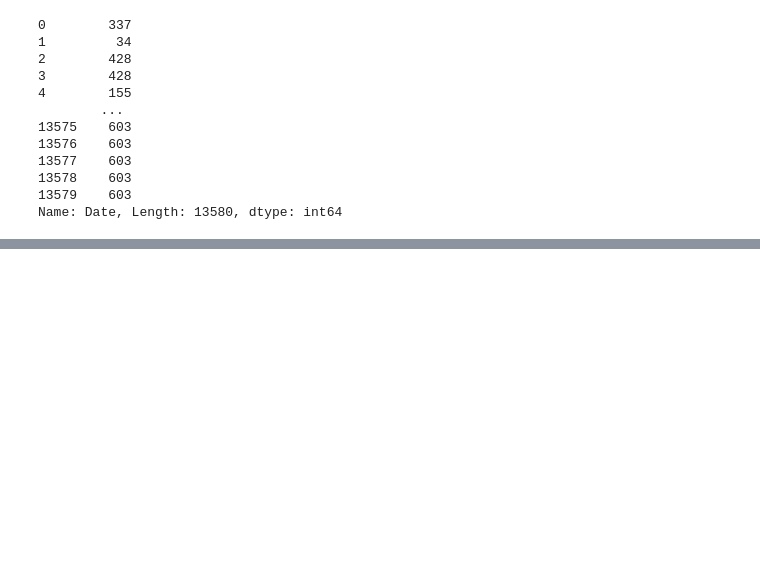
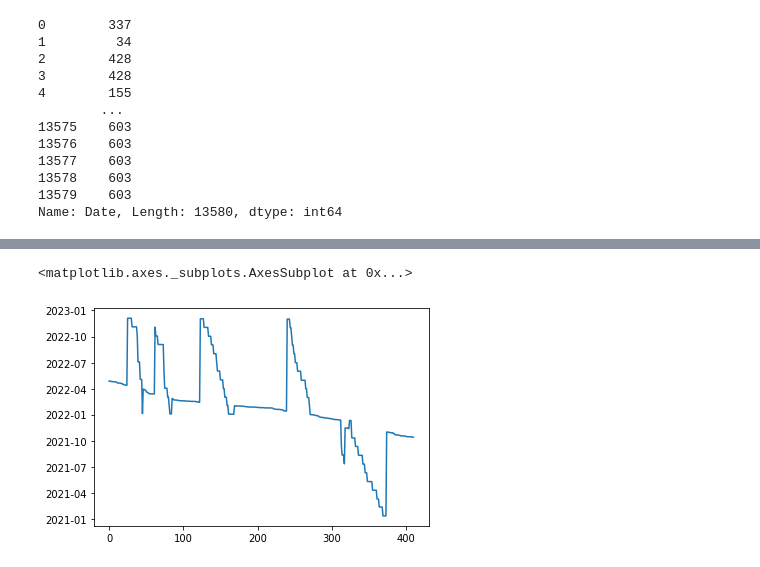
Before and after one commit to poweress/DS_VS_code, a Jupyter notebook: Skill_Factory/PYTHON_11/lesson_11_pandas.ipynb, the cells around one changed output, grey strips where cells are left out. Drawn from its saved outputs; the diff is of its cells as text; code cells hidden in the pictures; blank space fills up the shorter version.

Commit message:
pandas

```diff
--- a/Skill_Factory/PYTHON_11/lesson_11_pandas.ipynb
+++ b/Skill_Factory/PYTHON_11/lesson_11_pandas.ipynb
@@ -360,0 +592,4 @@ Name: Date, Length: 13580, dtype: int64
+# %%
+import pandas as pd
+df_sh = pd.read_csv('data/schulte_results.csv', sep='|')
+display(df_sh)
@@ -360,0 +610,2 @@ Name: Date, Length: 13580, dtype: int64
+# %%
+df_sh['dates'] =  pd.to_datetime(df_sh['dates'])
@@ -360,0 +630,2 @@ Name: Date, Length: 13580, dtype: int64
+# %%
+df_sh['result'] = pd.to_numeric(df_sh['result'], errors='coerce')
@@ -360,0 +648,5 @@ Name: Date, Length: 13580, dtype: int64
+# %%
+df_sh['dates'].plot()
+# %% [output]
+<matplotlib.axes._subplots.AxesSubplot at 0x...>
+[figure, added]
```
Also changed, not shown: parts of 47 cells of this notebook.
